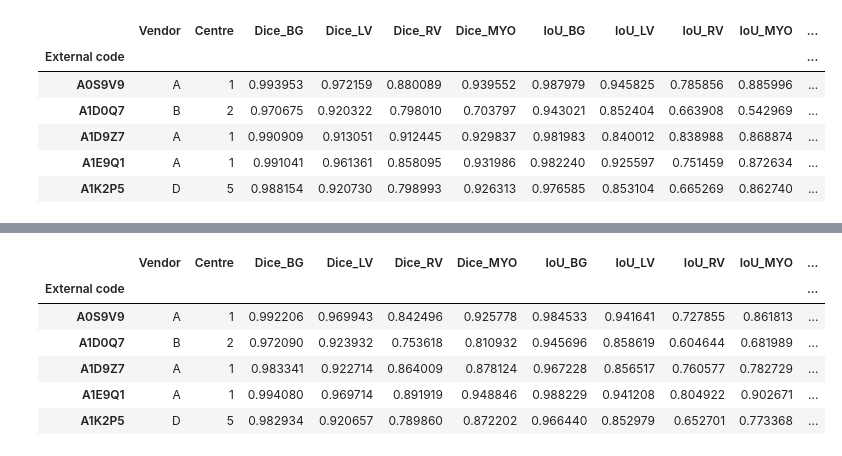
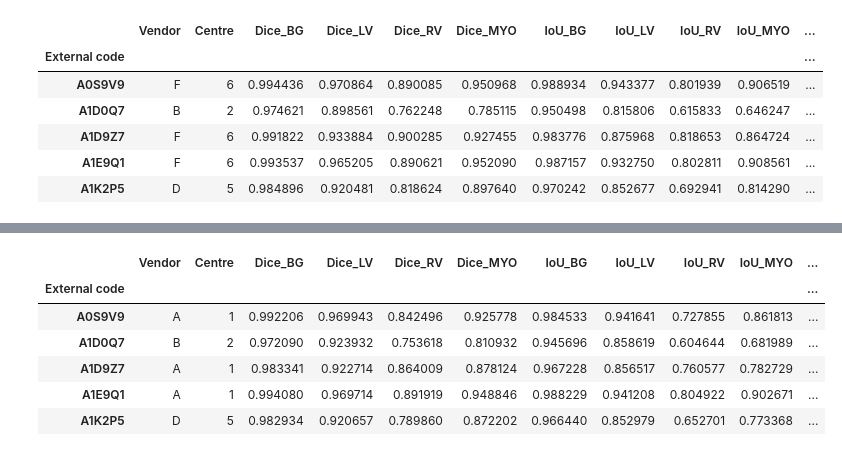
Before and after one commit to MAHDI-Imen/M-M, a Jupyter notebook: Results_Analysis.ipynb, the cells around one changed output, grey strips where cells are left out. Saved outputs shown, nothing was run; the diff lists cells and outputs as text; code cells hidden in the pictures.

```diff
--- a/Results_Analysis.ipynb
+++ b/Results_Analysis.ipynb
@@ -4,16 +4,16 @@ import matplotlib.pyplot as plt
 
 import seaborn as sns
 # %%
-results = pd.read_csv('results_A.csv', index_col=0)
+results = pd.read_csv('Results/VendorA.csv', index_col=0)
 results.head(5)
 # %% [output]
 |  | Vendor | Centre | Dice_BG | Dice_LV | Dice_RV | Dice_MYO | IoU_BG | IoU_LV | IoU_RV | IoU_MYO | ... |
 | External code |  |  |  |  |  |  |  |  |  |  | ... |
-| A0S9V9 | A | 1 | 0.993953 | 0.972159 | 0.880089 | 0.939552 | 0.987979 | 0.945825 | 0.785856 | 0.885996 | ... |
-| A1D0Q7 | B | 2 | 0.970675 | 0.920322 | 0.798010 | 0.703797 | 0.943021 | 0.852404 | 0.663908 | 0.542969 | ... |
-| A1D9Z7 | A | 1 | 0.990909 | 0.913051 | 0.912445 | 0.929837 | 0.981983 | 0.840012 | 0.838988 | 0.868874 | ... |
-| A1E9Q1 | A | 1 | 0.991041 | 0.961361 | 0.858095 | 0.931986 | 0.982240 | 0.925597 | 0.751459 | 0.872634 | ... |
-| A1K2P5 | D | 5 | 0.988154 | 0.920730 | 0.798993 | 0.926313 | 0.976585 | 0.853104 | 0.665269 | 0.862740 | ... |
+| A0S9V9 | F | 6 | 0.994436 | 0.970864 | 0.890085 | 0.950968 | 0.988934 | 0.943377 | 0.801939 | 0.906519 | ... |
+| A1D0Q7 | B | 2 | 0.974621 | 0.898561 | 0.762248 | 0.785115 | 0.950498 | 0.815806 | 0.615833 | 0.646247 | ... |
+| A1D9Z7 | F | 6 | 0.991822 | 0.933884 | 0.900285 | 0.927455 | 0.983776 | 0.875968 | 0.818653 | 0.864724 | ... |
+| A1E9Q1 | F | 6 | 0.993537 | 0.965205 | 0.890621 | 0.952090 | 0.987157 | 0.932750 | 0.802811 | 0.908561 | ... |
+| A1K2P5 | D | 5 | 0.984896 | 0.920481 | 0.818624 | 0.897640 | 0.970242 | 0.852677 | 0.692941 | 0.814290 | ... |
 # %%
 grouped_by_vendor = results.groupby(['Vendor', 'Centre']).mean()
 grouped_by_vendor
```
Also changed, not shown: parts of 4 cells of this notebook, 10 other files.
